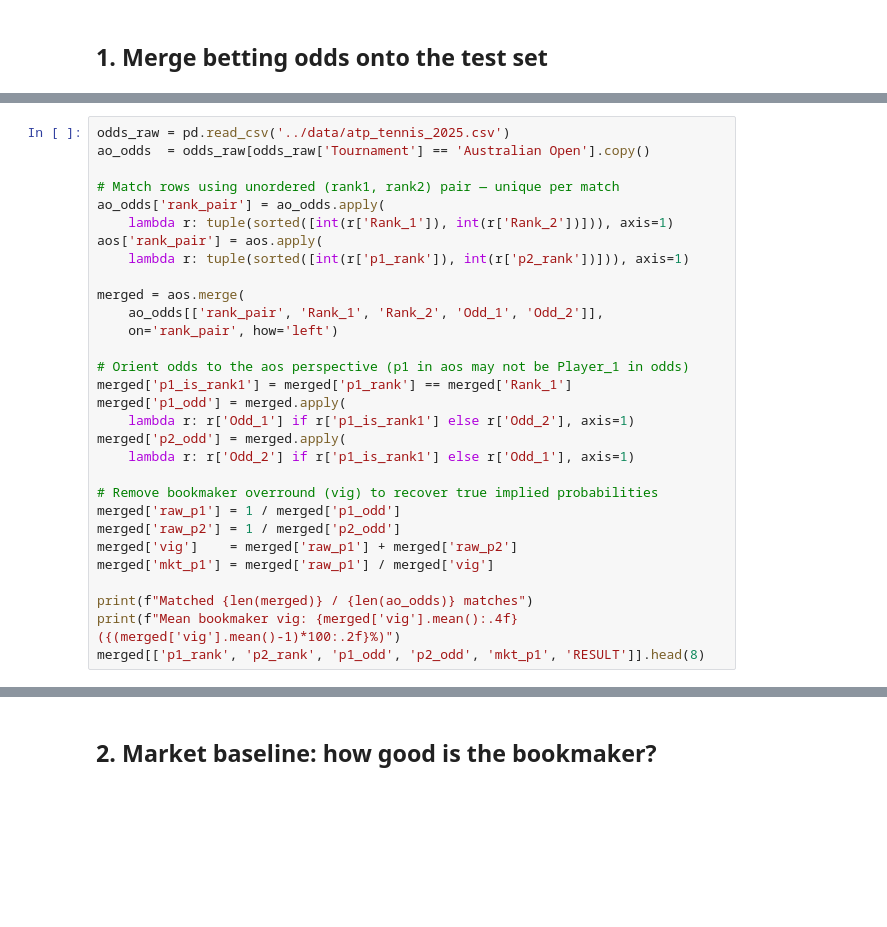
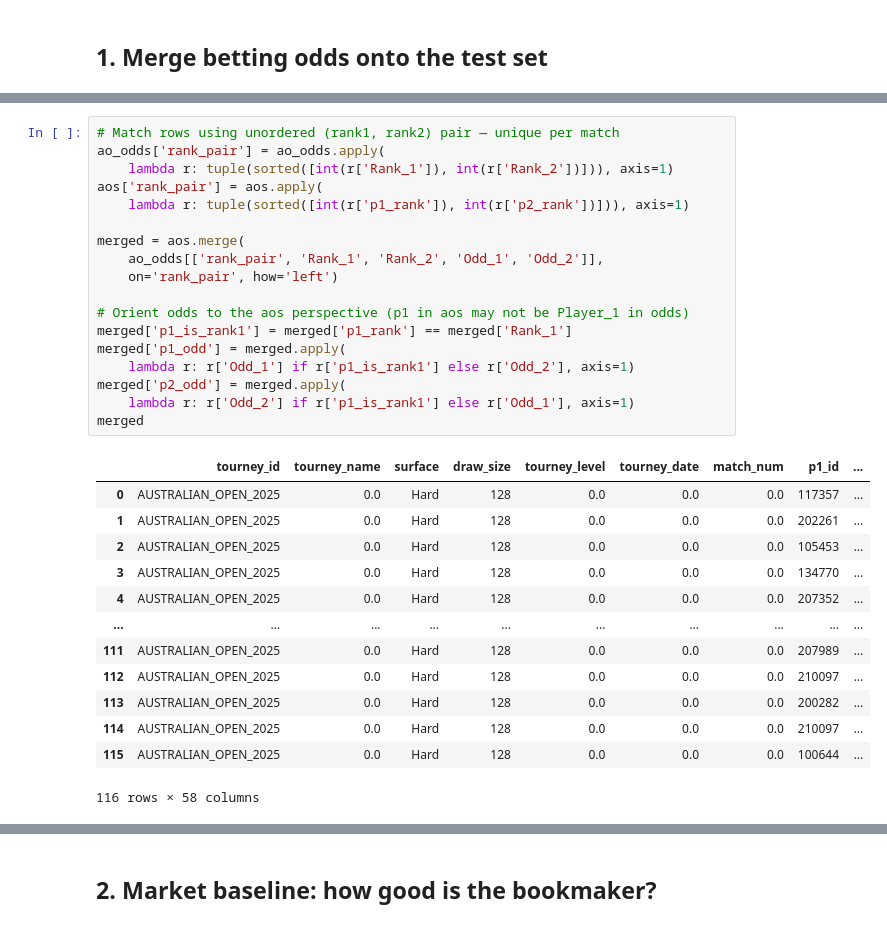
Before and after one commit to Pingeor11/Tennis-Prediction, a Jupyter notebook: code/betting_market_analysis.ipynb, the cells around one changed output, grey strips where cells are left out. Saved outputs shown, nothing was run; the diff lists cells and outputs as text; blank space fills up the shorter version.

```diff
--- a/code/betting_market_analysis.ipynb
+++ b/code/betting_market_analysis.ipynb
@@ -40,30 +58,32 @@ print('All models and test data loaded.')
 # %%
-odds_raw = pd.read_csv('../data/atp_tennis_2025.csv')
-ao_odds  = odds_raw[odds_raw['Tournament'] == 'Australian Open'].copy()
-
 # Match rows using unordered (rank1, rank2) pair — unique per match
 ao_odds['rank_pair'] = ao_odds.apply(
     lambda r: tuple(sorted([int(r['Rank_1']), int(r['Rank_2'])])), axis=1)
 aos['rank_pair'] = aos.apply(
     lambda r: tuple(sorted([int(r['p1_rank']), int(r['p2_rank'])])), axis=1)
 
 merged = aos.merge(
     ao_odds[['rank_pair', 'Rank_1', 'Rank_2', 'Odd_1', 'Odd_2']],
     on='rank_pair', how='left')
 
 # Orient odds to the aos perspective (p1 in aos may not be Player_1 in odds)
 merged['p1_is_rank1'] = merged['p1_rank'] == merged['Rank_1']
 merged['p1_odd'] = merged.apply(
     lambda r: r['Odd_1'] if r['p1_is_rank1'] else r['Odd_2'], axis=1)
 merged['p2_odd'] = merged.apply(
     lambda r: r['Odd_2'] if r['p1_is_rank1'] else r['Odd_1'], axis=1)
-
-# Remove bookmaker overround (vig) to recover true implied probabilities
-merged['raw_p1'] = 1 / merged['p1_odd']
-merged['raw_p2'] = 1 / merged['p2_odd']
-merged['vig']    = merged['raw_p1'] + merged['raw_p2']
-merged['mkt_p1'] = merged['raw_p1'] / merged['vig']
-
-print(f"Matched {len(merged)} / {len(ao_odds)} matches")
-print(f"Mean bookmaker vig: {merged['vig'].mean():.4f}  ({(merged['vig'].mean()-1)*100:.2f}%)")
-merged[['p1_rank', 'p2_rank', 'p1_odd', 'p2_odd', 'mkt_p1', 'RESULT']].head(8)
+merged
+# %% [output]
+|  | tourney_id | tourney_name | surface | draw_size | tourney_level | tourney_date | match_num | p1_id | ... |
+| 0 | AUSTRALIAN_OPEN_2025 | 0.0 | Hard | 128 | 0.0 | 0.0 | 0.0 | 117357 | ... |
+| 1 | AUSTRALIAN_OPEN_2025 | 0.0 | Hard | 128 | 0.0 | 0.0 | 0.0 | 202261 | ... |
+| 2 | AUSTRALIAN_OPEN_2025 | 0.0 | Hard | 128 | 0.0 | 0.0 | 0.0 | 105453 | ... |
+| 3 | AUSTRALIAN_OPEN_2025 | 0.0 | Hard | 128 | 0.0 | 0.0 | 0.0 | 134770 | ... |
+| 4 | AUSTRALIAN_OPEN_2025 | 0.0 | Hard | 128 | 0.0 | 0.0 | 0.0 | 207352 | ... |
+| ... | ... | ... | ... | ... | ... | ... | ... | ... | ... |
+| 111 | AUSTRALIAN_OPEN_2025 | 0.0 | Hard | 128 | 0.0 | 0.0 | 0.0 | 207989 | ... |
+| 112 | AUSTRALIAN_OPEN_2025 | 0.0 | Hard | 128 | 0.0 | 0.0 | 0.0 | 210097 | ... |
+| 113 | AUSTRALIAN_OPEN_2025 | 0.0 | Hard | 128 | 0.0 | 0.0 | 0.0 | 200282 | ... |
+| 114 | AUSTRALIAN_OPEN_2025 | 0.0 | Hard | 128 | 0.0 | 0.0 | 0.0 | 210097 | ... |
+| 115 | AUSTRALIAN_OPEN_2025 | 0.0 | Hard | 128 | 0.0 | 0.0 | 0.0 | 100644 | ... |
+116 rows × 58 columns
```
Also changed, not shown: parts of 13 cells of this notebook, 3 other files.
